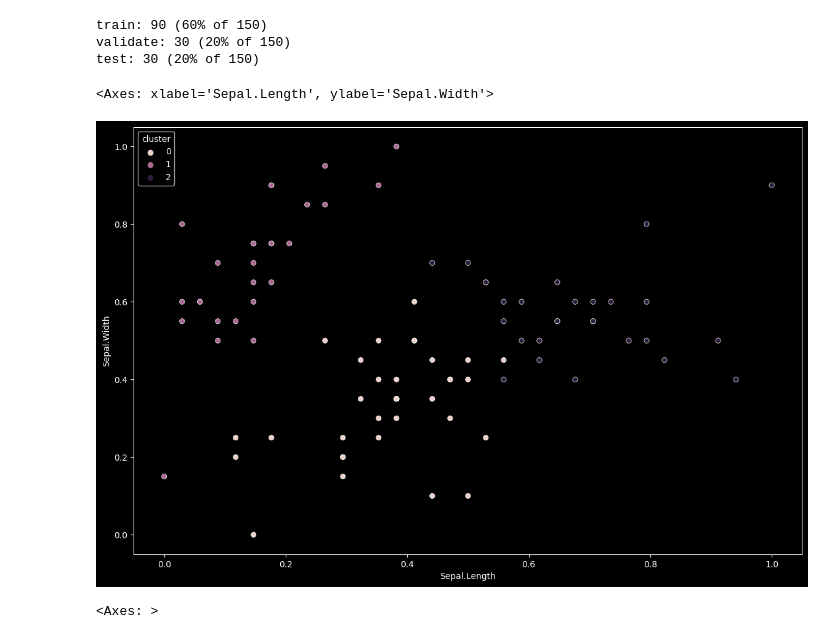
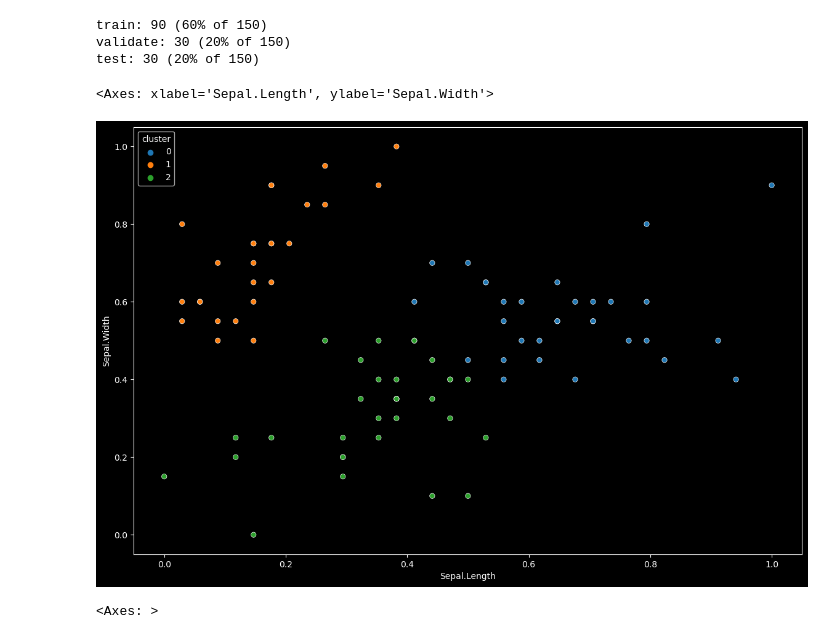
Before and after one commit to Zacharia-Schmitz/clustering-exercises, a Jupyter notebook: modeling.ipynb, the cells around one changed output. Cells and saved outputs as stored; diff of their text form; code cells hidden in the pictures.

```diff
--- a/modeling.ipynb
+++ b/modeling.ipynb
@@ -107,10 +117,10 @@ train_mm['cluster'] = kmeans.predict(train_mm)
 # %%
 # Visualize
 plt.figure(figsize=(14, 9))
-sns.scatterplot(x='Sepal.Length', y='Sepal.Width', data=train_mm, hue='cluster')
+sns.scatterplot(x='Sepal.Length', y='Sepal.Width', data=train_mm, hue='cluster', palette='tab10')
 # %% [output]
 <Axes: xlabel='Sepal.Length', ylabel='Sepal.Width'>
-[figure, old version]
+[figure, new version]
 # %%
 # Visualize intertia
 plt.figure(figsize=(9,6))
```
Also changed, not shown: parts of 4 cells of this notebook, 1 other file.
